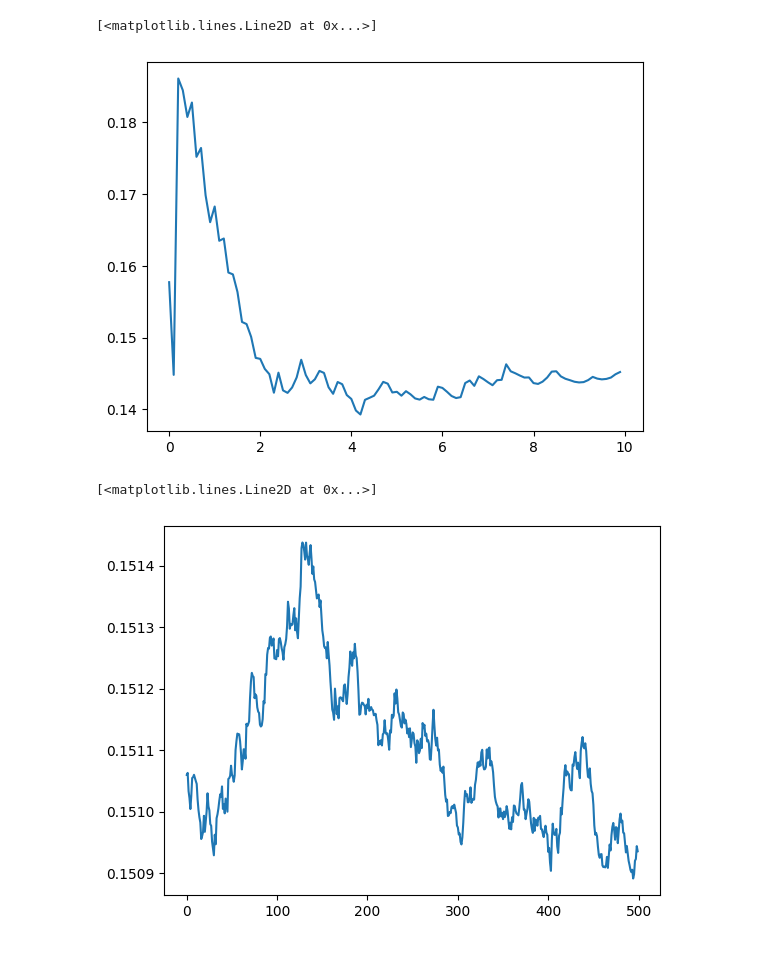
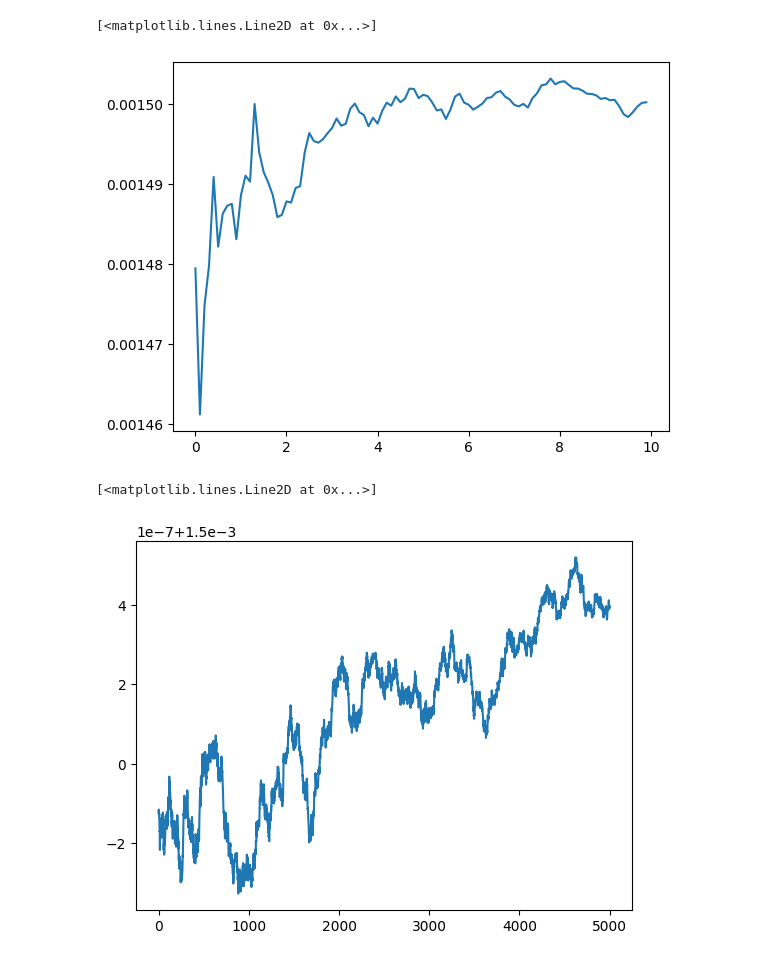
Before and after one commit to michelelupini/MC-project, a Jupyter notebook: main.ipynb, the cells around one changed output. Saved outputs shown, nothing was run; the diff lists cells and outputs as text; code cells hidden in the pictures.

Commit message:
plots

```diff
--- a/main.ipynb
+++ b/main.ipynb
@@ -3,11 +3,11 @@ import numpy as np
 import matplotlib.pyplot as plt
 # %%
 # init parameters
-m = 300
-d = 20
+m = 10000
+d = 2000
 beta = 2
 
-iterations = 1000
+iterations = 100*d
 # %%
 losses = []
 
@@ -51,16 +51,16 @@ for beta_value in betas:
 plt.plot(betas, losses_b) # always changes
 # %% [output]
 [<matplotlib.lines.Line2D at 0x...>]
-[figure, old version]
+[figure, new version]
 # %%
 
 losses_m = []
 
-m_values = list(range(500))
+m_values = list(range(5000))
 for m_value in m_values:
     losses_m.append(np.mean(get_samples(iterations, beta, m_value, d)))
 
 plt.plot(m_values, losses_m) # always changes
 # %% [output]
 [<matplotlib.lines.Line2D at 0x...>]
-[figure, old version]
+[figure, new version]
```
